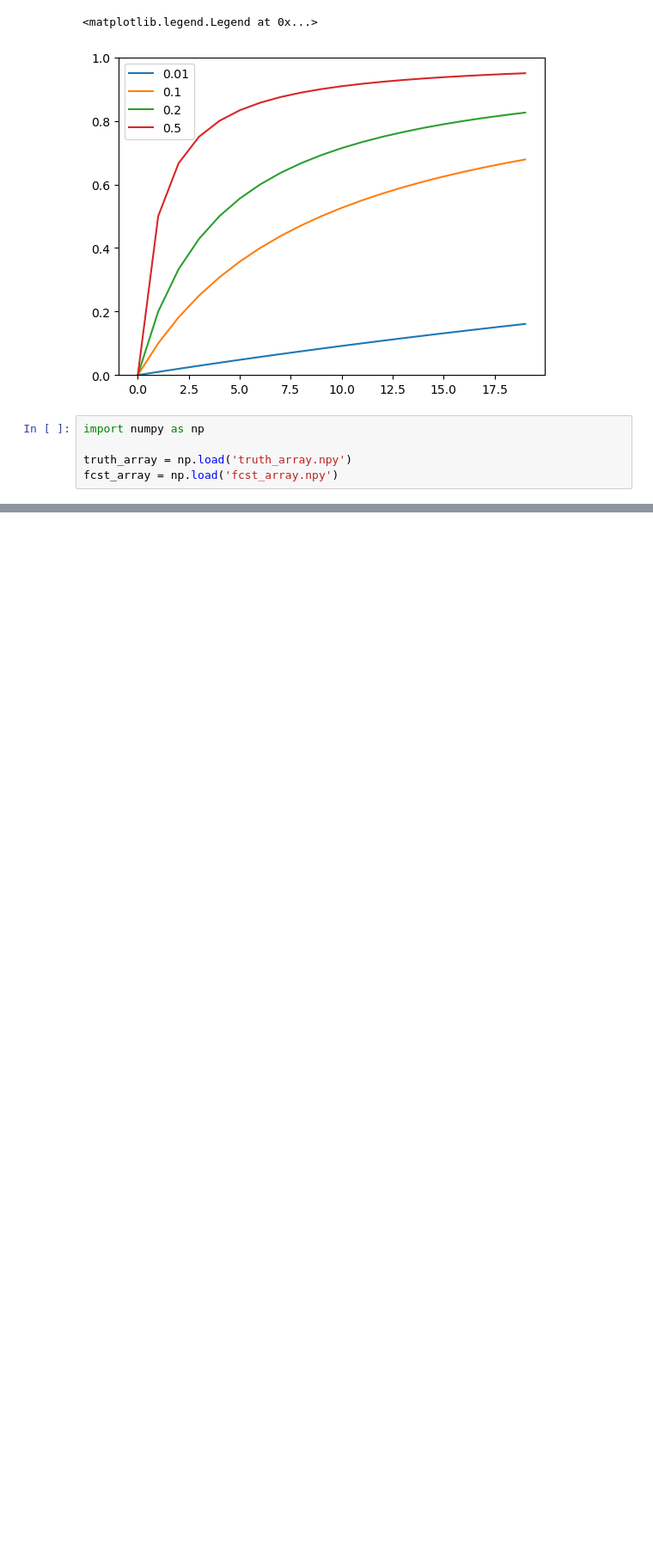
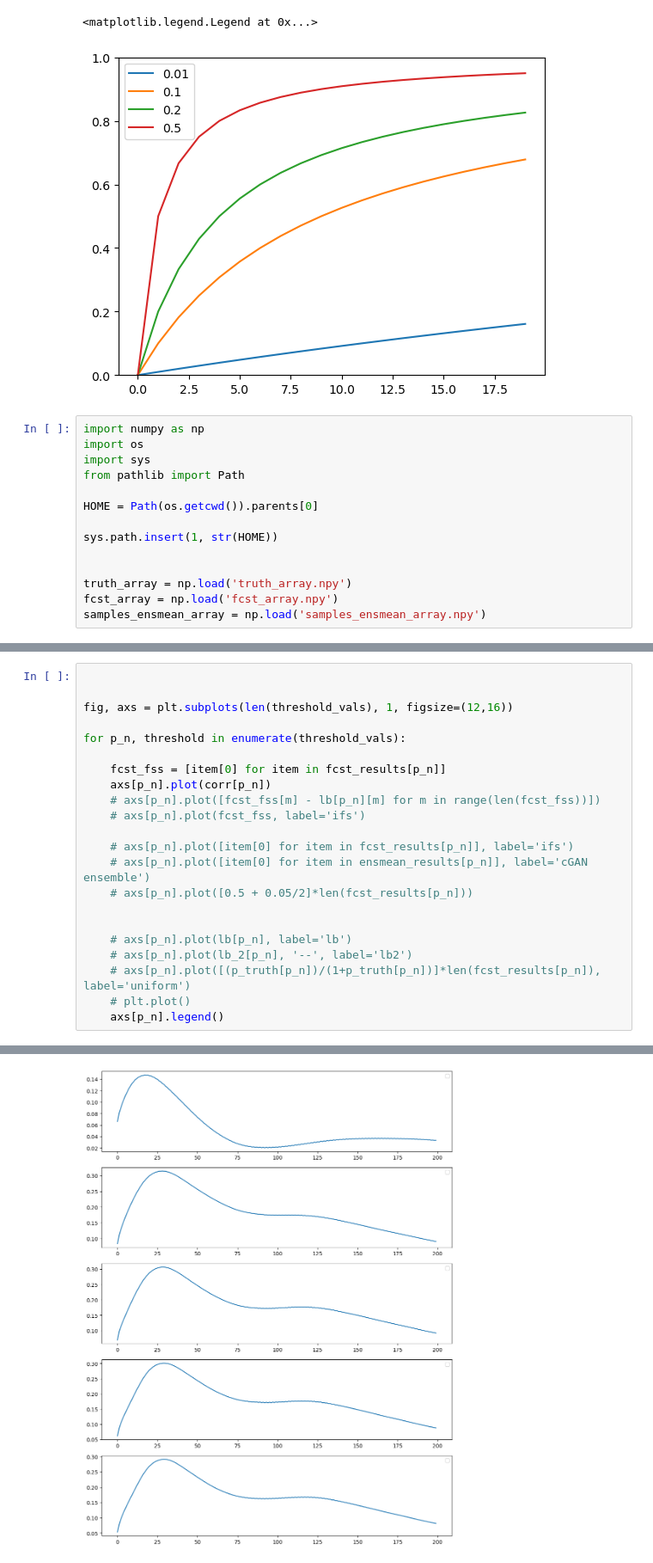
Before and after one commit to mlangguth89/downscaling-cgan, a Jupyter notebook: notebooks/fss_stats.ipynb, the cells around one changed output, grey strips where cells are left out. Shown: that part at 86% size. Cells and saved outputs as stored; diff of their text form; blank space fills up the shorter version.

Commit message:
fss results

```diff
--- a/notebooks/fss_stats.ipynb
+++ b/notebooks/fss_stats.ipynb
@@ -107,8 +104,17 @@ plt.legend()
 [figure]
 # %%
 import numpy as np
+import os
+import sys
+from pathlib import Path
+
+HOME = Path(os.getcwd()).parents[0]
+
+sys.path.insert(1, str(HOME))
+
 
 truth_array = np.load('truth_array.npy')
 fcst_array = np.load('fcst_array.npy')
+samples_ensmean_array = np.load('samples_ensmean_array.npy')
 # %%
 
@@ -132,0 +268,23 @@ for n in n_samples:
+# %%
+
+
+fig, axs = plt.subplots(len(threshold_vals), 1, figsize=(12,16))
+
+for p_n, threshold in enumerate(threshold_vals):
+
+    fcst_fss = [item[0] for item in fcst_results[p_n]]
+    axs[p_n].plot(corr[p_n])
+    # axs[p_n].plot([fcst_fss[m] - lb[p_n][m] for m in range(len(fcst_fss))])
+    # axs[p_n].plot(fcst_fss, label='ifs')
+
+    # axs[p_n].plot([item[0] for item in fcst_results[p_n]], label='ifs')
+    # axs[p_n].plot([item[0] for item in ensmean_results[p_n]], label='cGAN ensemble')
+    # axs[p_n].plot([0.5 + 0.05/2]*len(fcst_results[p_n]))
+
+
+    # axs[p_n].plot(lb[p_n], label='lb')
+    # axs[p_n].plot(lb_2[p_n], '--', label='lb2')
+    # axs[p_n].plot([(p_truth[p_n])/(1+p_truth[p_n])]*len(fcst_results[p_n]), label='uniform')
+    # plt.plot()
+    axs[p_n].legend()
+# %% [output]
@@ -132,0 +296 @@ for n in n_samples:
+[figure, added]
```
Also changed, not shown: parts of 7 cells of this notebook, 4 other files.
